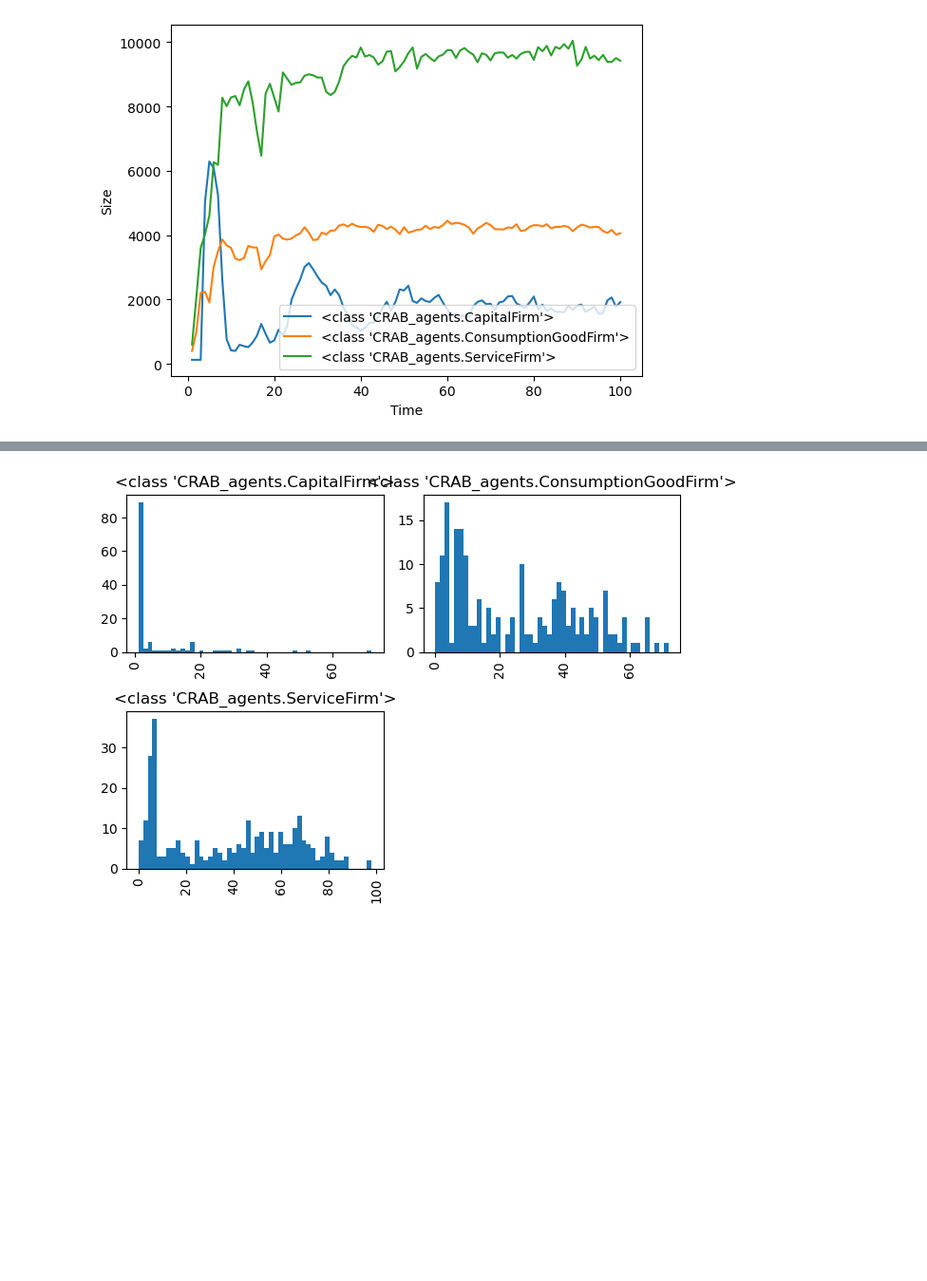
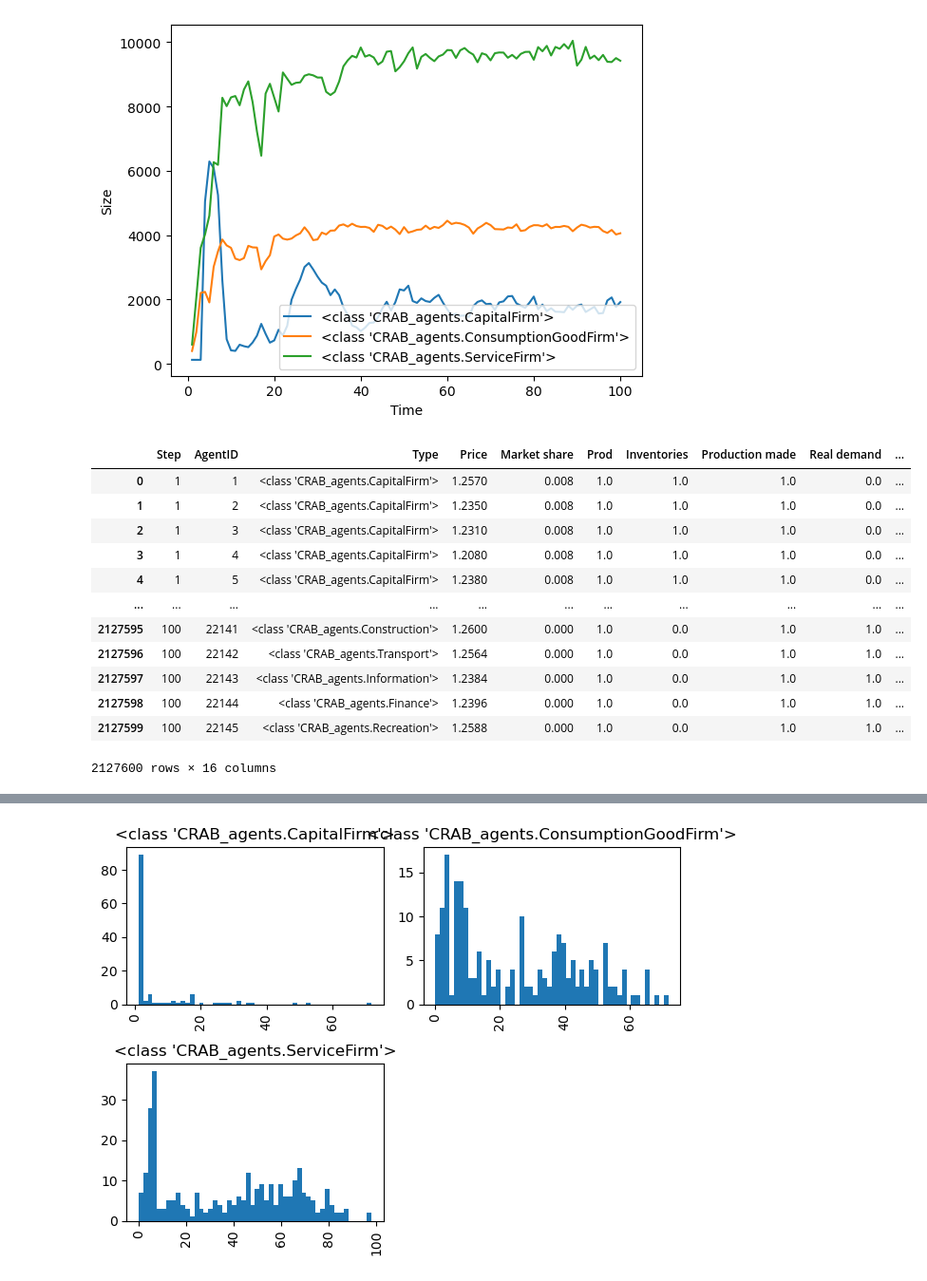
Before and after one commit to ghsher/CRAB_EM, a Jupyter notebook: Validation_checks.ipynb, the cells around one changed output, grey strips where cells are left out. Shown at 95% size. Cells and saved outputs as stored; diff of their text form; code cells hidden in the pictures; blank space fills up the shorter version.

```diff
--- a/Validation_checks.ipynb
+++ b/Validation_checks.ipynb
@@ -201,3 +212,19 @@ plt.show()
 # %% [output]
 [figure]
 [figure]
+# %%
+agent_vars_df_list[0]
+# %% [output]
+|  | Step | AgentID | Type | Price | Market share | Prod | Inventories | Production made | Real demand | ... |
+| 0 | 1 | 1 | <class 'CRAB_agents.CapitalFirm'> | 1.2570 | 0.008 | 1.0 | 1.0 | 1.0 | 0.0 | ... |
+| 1 | 1 | 2 | <class 'CRAB_agents.CapitalFirm'> | 1.2350 | 0.008 | 1.0 | 1.0 | 1.0 | 0.0 | ... |
+| 2 | 1 | 3 | <class 'CRAB_agents.CapitalFirm'> | 1.2310 | 0.008 | 1.0 | 1.0 | 1.0 | 0.0 | ... |
+| 3 | 1 | 4 | <class 'CRAB_agents.CapitalFirm'> | 1.2080 | 0.008 | 1.0 | 1.0 | 1.0 | 0.0 | ... |
+| 4 | 1 | 5 | <class 'CRAB_agents.CapitalFirm'> | 1.2380 | 0.008 | 1.0 | 1.0 | 1.0 | 0.0 | ... |
+| ... | ... | ... | ... | ... | ... | ... | ... | ... | ... | ... |
+| 2127595 | 100 | 22141 | <class 'CRAB_agents.Construction'> | 1.2600 | 0.000 | 1.0 | 0.0 | 1.0 | 1.0 | ... |
+| 2127596 | 100 | 22142 | <class 'CRAB_agents.Transport'> | 1.2564 | 0.000 | 1.0 | 0.0 | 1.0 | 1.0 | ... |
+| 2127597 | 100 | 22143 | <class 'CRAB_agents.Information'> | 1.2384 | 0.000 | 1.0 | 0.0 | 1.0 | 1.0 | ... |
+| 2127598 | 100 | 22144 | <class 'CRAB_agents.Finance'> | 1.2396 | 0.000 | 1.0 | 0.0 | 1.0 | 1.0 | ... |
+| 2127599 | 100 | 22145 | <class 'CRAB_agents.Recreation'> | 1.2588 | 0.000 | 1.0 | 0.0 | 1.0 | 1.0 | ... |
+2127600 rows × 16 columns
```
Also changed, not shown: parts of 9 cells of this notebook, 5 other files.
